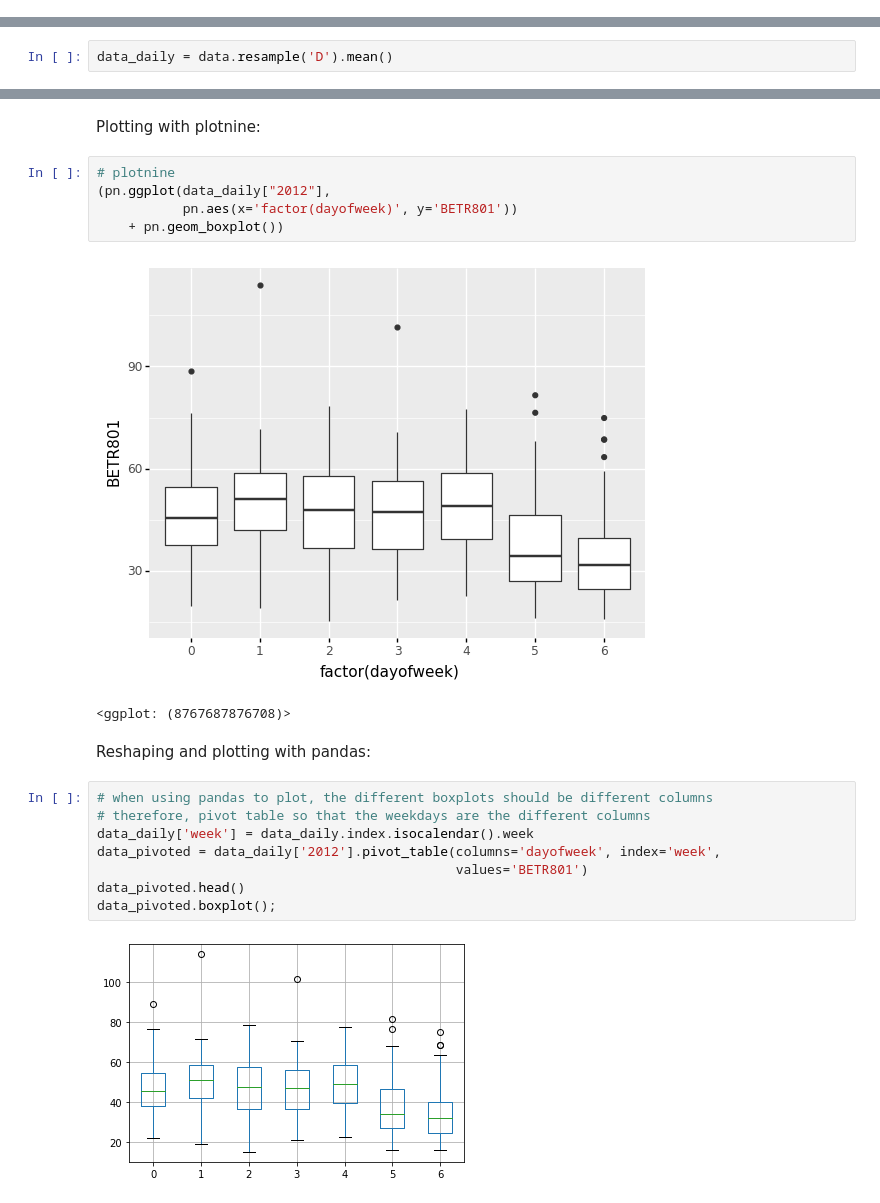
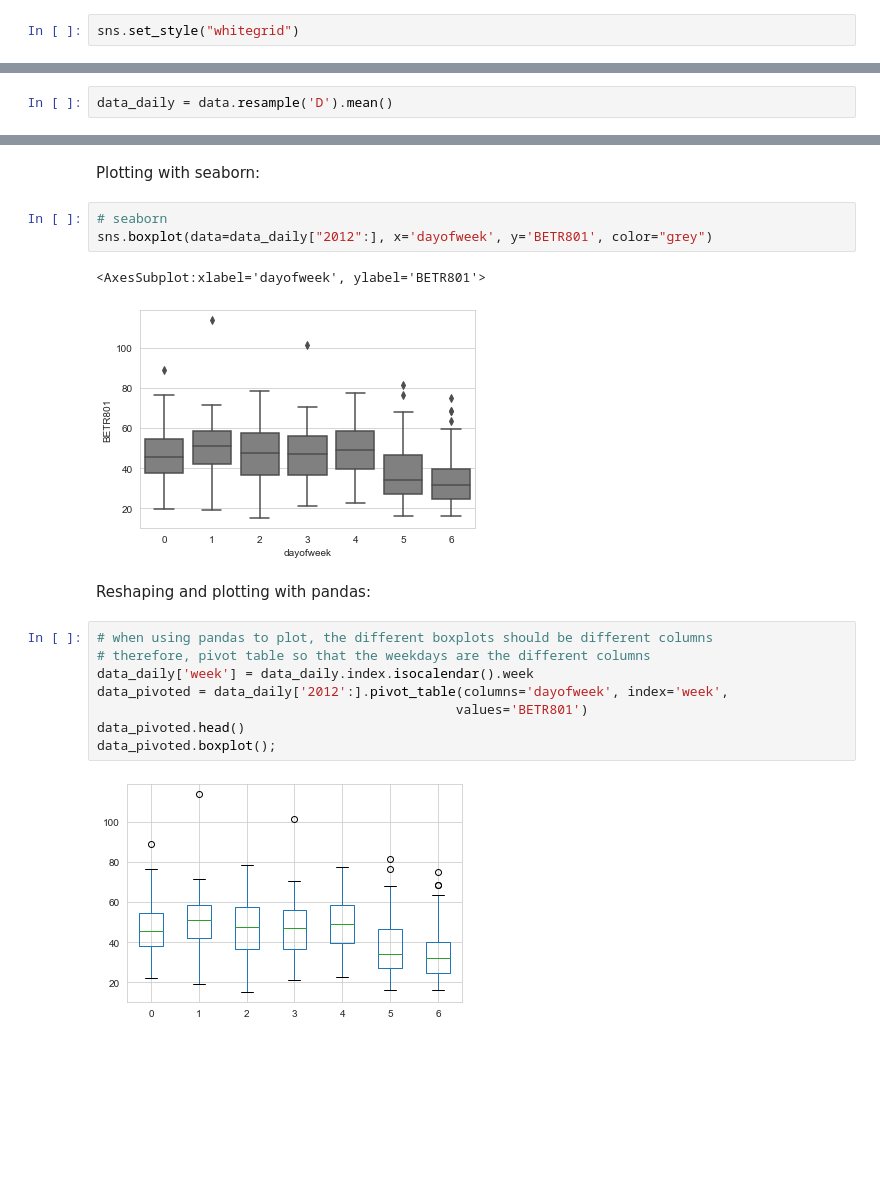
Before and after one commit to jorisvandenbossche/DS-python-data-analysis, a Jupyter notebook: _solved/case4_air_quality_analysis.ipynb, the cells around one changed output, grey strips where cells are left out. Saved outputs shown, nothing was run; the diff lists cells and outputs as text; blank space fills up the shorter version.

```diff
--- a/_solved/case4_air_quality_analysis.ipynb
+++ b/_solved/case4_air_quality_analysis.ipynb
@@ -621,0 +610,2 @@ subset["dayofweek"] = subset["dayofweek"].replace(to_replace={0:"Monday", 6:"Sun
+# %%
+sns.set_style("whitegrid")
@@ -679,24 +675,22 @@ data_daily.head()
 # %% [markdown]
-Plotting with plotnine:
+Plotting with seaborn:
 # %%
-# plotnine
-(pn.ggplot(data_daily["2012"],
-           pn.aes(x='factor(dayofweek)', y='BETR801'))
-    + pn.geom_boxplot())
+# seaborn
+sns.boxplot(data=data_daily["2012":], x='dayofweek', y='BETR801', color="grey")
 # %% [output]
+<AxesSubplot:xlabel='dayofweek', ylabel='BETR801'>
-[figure, old version]
+[figure, new version]
-<ggplot: (8767687876708)>
 # %% [markdown]
 Reshaping and plotting with pandas:
 # %%
 # when using pandas to plot, the different boxplots should be different columns
 # therefore, pivot table so that the weekdays are the different columns
 data_daily['week'] = data_daily.index.isocalendar().week
-data_pivoted = data_daily['2012'].pivot_table(columns='dayofweek', index='week',
+data_pivoted = data_daily['2012':].pivot_table(columns='dayofweek', index='week',
                                               values='BETR801')
 data_pivoted.head()
 data_pivoted.boxplot();
 # %% [output]
-[figure, old version]
+[figure, new version]
 # %%
 # An alternative method using `groupby` and `unstack`
```
Also changed, not shown: parts of 26 cells of this notebook, 1 other file.
